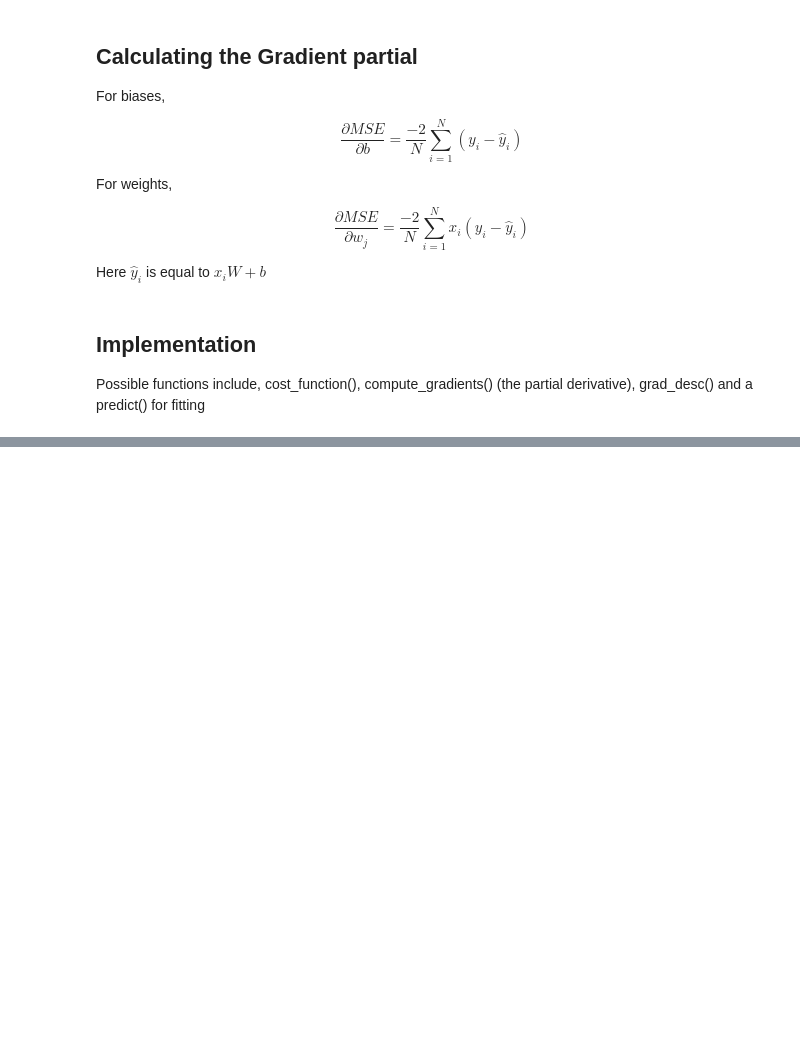
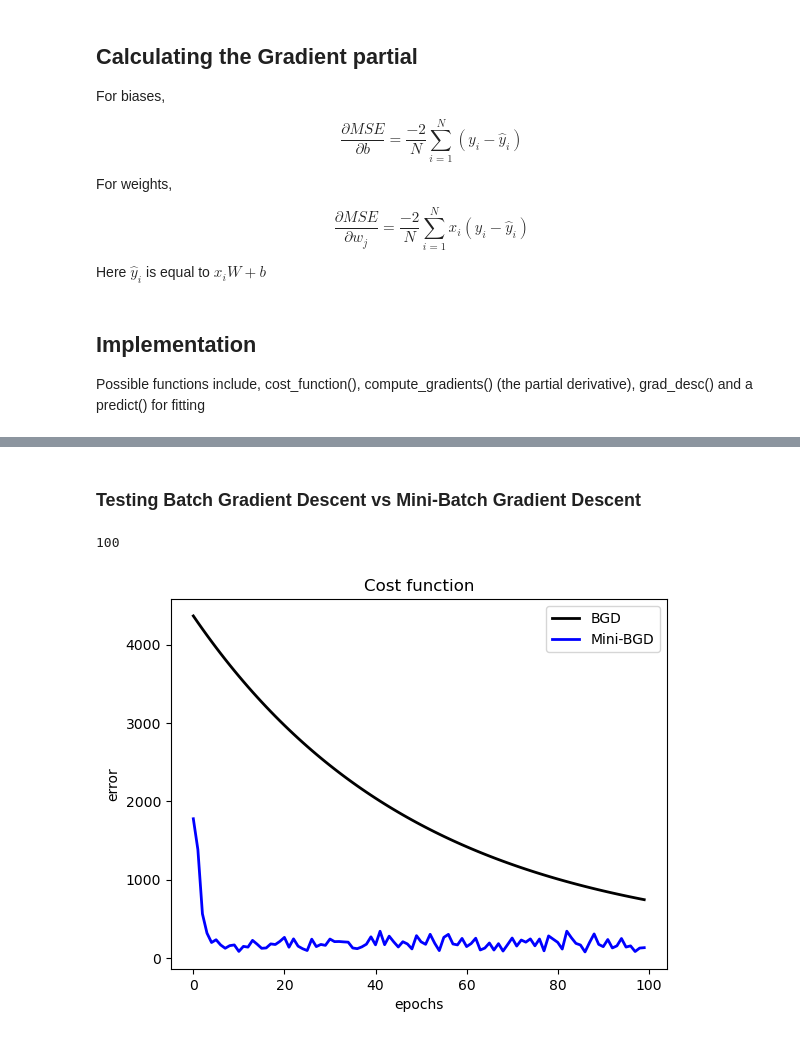
Before and after one commit to devireddyprasanth22/ml-models, a Jupyter notebook: linear_regression/linear_regression.ipynb, the cells around one changed output, grey strips where cells are left out. Cells and saved outputs as stored; diff of their text form; code cells hidden in the pictures; blank space fills up the shorter version.

```diff
--- a/linear_regression/linear_regression.ipynb
+++ b/linear_regression/linear_regression.ipynb
@@ -80,3 +81,0 @@ X1, y1 = datasets.make_regression(n_samples=100, n_features=1, noise=15, random_
-# %%
-#Generate random data
-X_data, y_points = datasets.make_regression(n_samples=100, n_features=1, noise=20, random_state=2)
@@ -185,0 +213,14 @@ print(predictions)
+# %% [markdown]
+### Testing Batch Gradient Descent vs Mini-Batch Gradient Descent
+# %%
+print(len(cost_func_batch))
+plt.plot(cost_func, linewidth=2,color='black', label='BGD')
+plt.plot(cost_func_batch, linewidth=2,color='blue', label='Mini-BGD')
+plt.xlabel('epochs')
+plt.ylabel('error')
+plt.title('Cost function')
+plt.legend()
+plt.show()
+# %% [output]
+100
+[figure, added]
```
Also changed, not shown: parts of 13 cells of this notebook.
